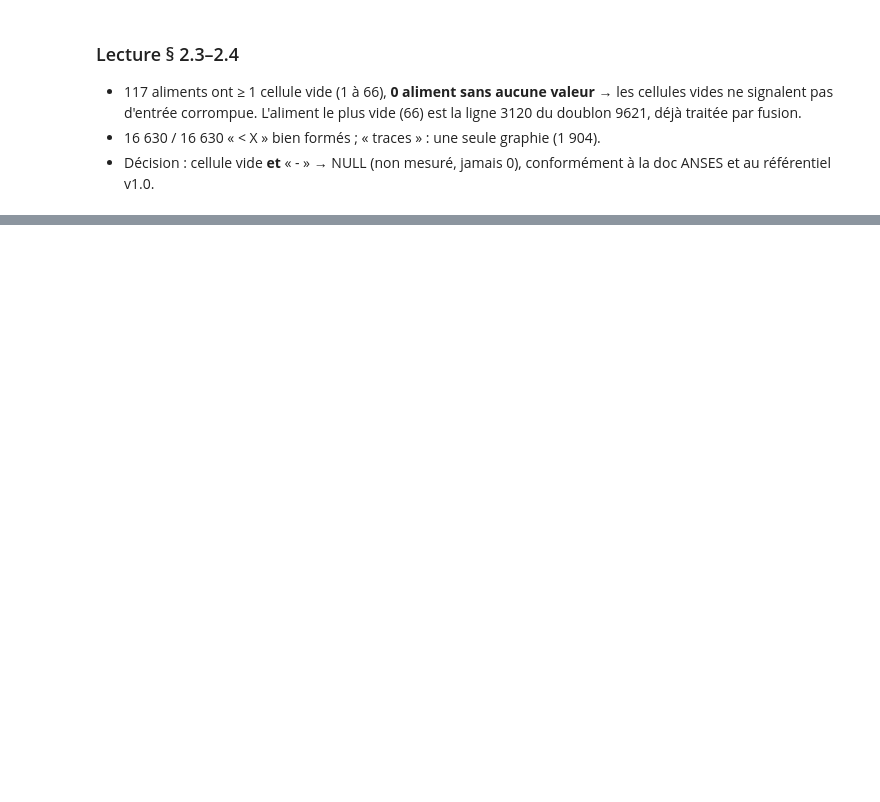
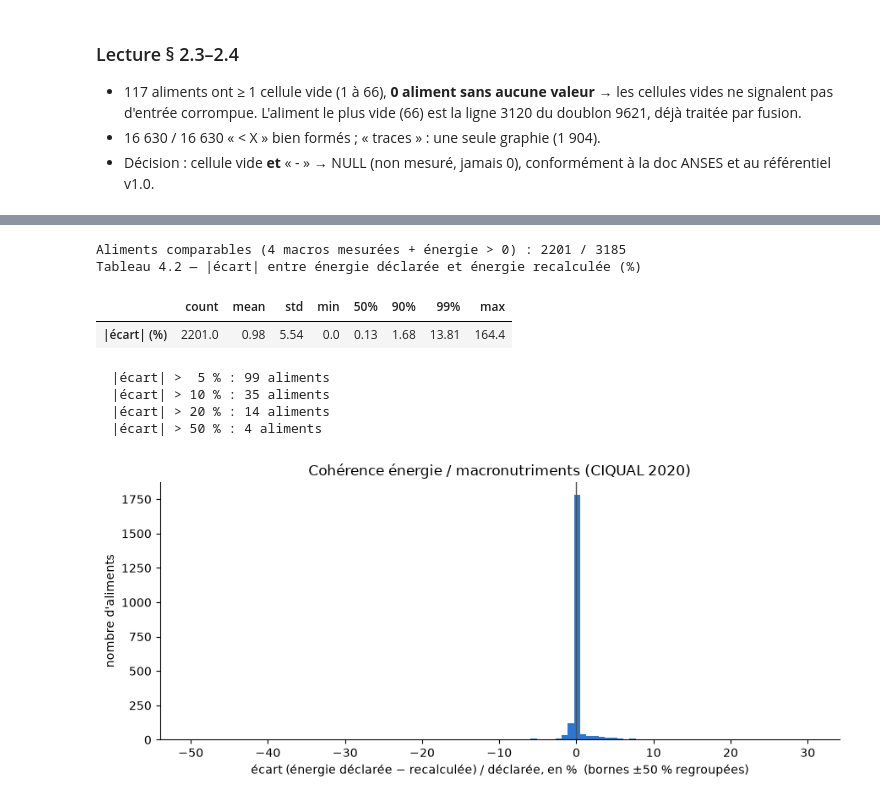
Before and after one commit to SalomeSouque/alimendo_data_science, a Jupyter notebook: 03_ciqual_cleaning.ipynb, the cells around one changed output, grey strips where cells are left out. Saved outputs shown, nothing was run; the diff lists cells and outputs as text; code cells hidden in the pictures; blank space fills up the shorter version.

```diff
--- a/03_ciqual_cleaning.ipynb
+++ b/03_ciqual_cleaning.ipynb
@@ -315,0 +883,35 @@ display(traces.value_counts().rename("n").to_frame())
+# %%
+proteines_625, fibres = col("protéines, n x 6.25"), col("fibres alimentaires")
+majeurs_mesures = pd.concat([proteines_625, glucides, lipides, fibres], axis=1).notna().all(axis=1)
+energie_calculee = (4 * proteines_625 + 4 * glucides + 9 * lipides + 2 * fibres
+                    + 7 * col("alcool").fillna(0) + 3 * col("acides organiques").fillna(0)
+                    + 2.4 * col("polyols").fillna(0))
+energie_declaree = col("règlement ue", "kcal")
+comparables = majeurs_mesures & energie_declaree.gt(0)
+ecart_energie_pct = ((energie_declaree - energie_calculee) / energie_declaree * 100)[comparables]
+
+print(f"Aliments comparables (4 macros mesurées + énergie > 0) : {comparables.sum()} / {len(valeurs_alim)}")
+print("Tableau 4.2 — |écart| entre énergie déclarée et énergie recalculée (%)")
+display(ecart_energie_pct.abs().describe(percentiles=[.5, .9, .99]).round(2).to_frame("|écart| (%)").T)
+for seuil in (5, 10, 20, 50):
+    print(f"  |écart| > {seuil:>2} % : {(ecart_energie_pct.abs() > seuil).sum()} aliments")
+
+fig, ax = plt.subplots(figsize=(9, 4))
+ax.hist(ecart_energie_pct.clip(-50, 50), bins=100, color="#2a78d6")
+ax.axvline(0, color="#52514e", lw=1)
+ax.set_xlabel("écart (énergie déclarée − recalculée) / déclarée, en %  (bornes ±50 % regroupées)")
+ax.set_ylabel("nombre d'aliments")
+ax.set_title("Cohérence énergie / macronutriments (CIQUAL 2020)")
+ax.spines[["top", "right"]].set_visible(False)
+plt.tight_layout()
+plt.show()
+# %% [output]
+Aliments comparables (4 macros mesurées + énergie > 0) : 2201 / 3185
+Tableau 4.2 — |écart| entre énergie déclarée et énergie recalculée (%)
+|  | count | mean | std | min | 50% | 90% | 99% | max |
+| |écart| (%) | 2201.0 | 0.98 | 5.54 | 0.0 | 0.13 | 1.68 | 13.81 | 164.4 |
+  |écart| >  5 % : 99 aliments
+  |écart| > 10 % : 35 aliments
+  |écart| > 20 % : 14 aliments
+  |écart| > 50 % : 4 aliments
+[figure, added]
```
Also changed, not shown: parts of 37 cells of this notebook.
